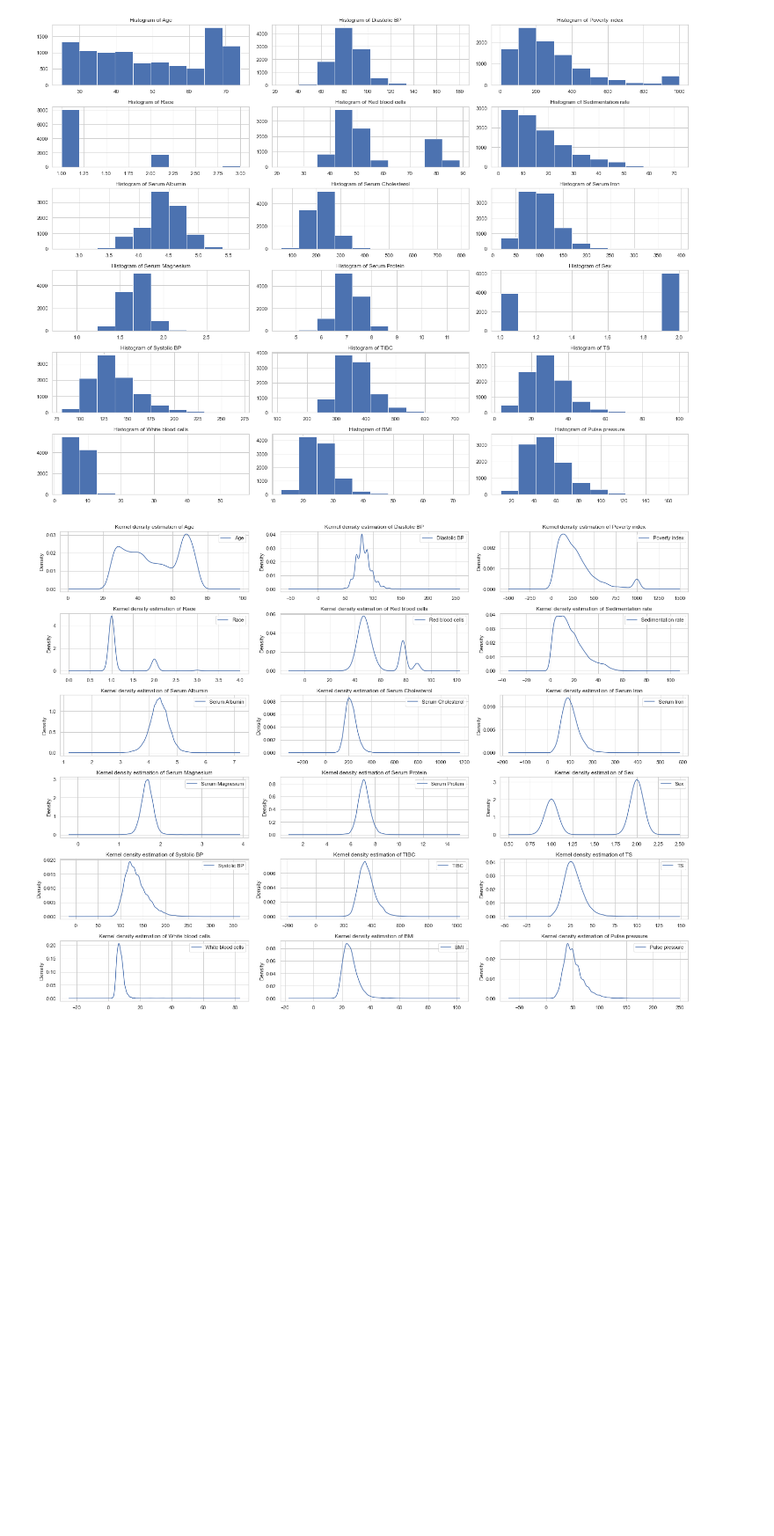
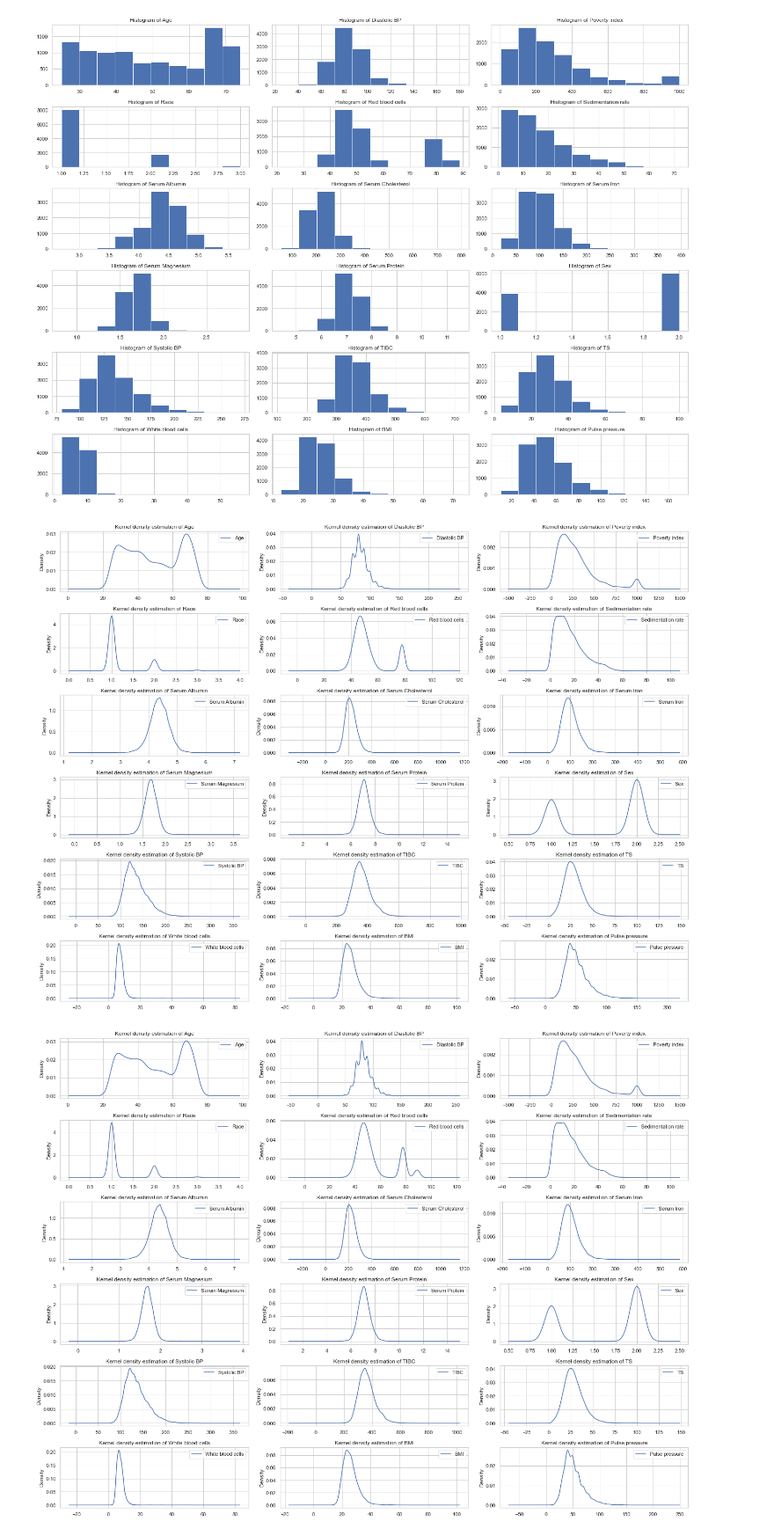
Before and after one commit to raychen2019/Mortality, a Jupyter notebook: eda-combined.ipynb, the cells around one changed output. Shown at 88% size. Drawn from its saved outputs; the diff is of its cells as text; code cells hidden in the pictures; blank space fills up the shorter version.

```diff
--- a/eda-combined.ipynb
+++ b/eda-combined.ipynb
@@ -437,4 +452,19 @@ plt.clf()
 plt.close()
 # %% [output]
 [figure]
+# %%
+#Kernel density estimation for dropped predictors
+
+fig, axes = plt.subplots(6, 3, figsize = (20, 15))
+for i, col in enumerate(X_data_imputed.columns):
+    a = X_data_dropped[[col]].plot.density(ax = axes.flatten()[i])
+    axes[i//3, i % 3].set_label(col)
+    axes[i//3, i % 3].set_title("Kernel density estimation of " + col)
+plt.tight_layout()
+
+plt.show()
+plt.clf()
+plt.close()
+# %% [output]
+[figure, added]
 # %%
```
Also changed, not shown: parts of 3 cells of this notebook.
